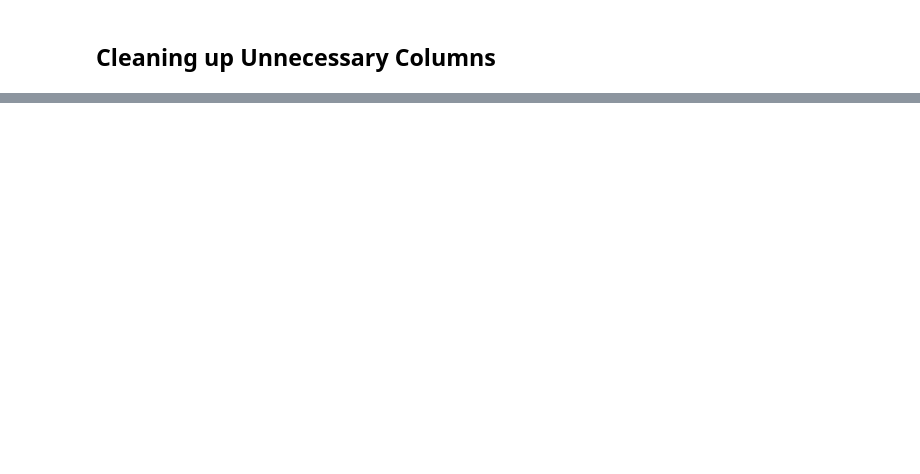
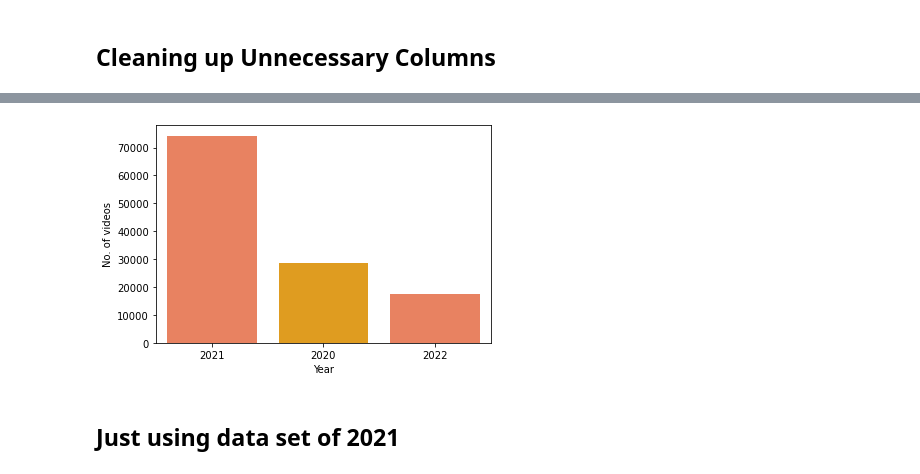
Before and after one commit to tKaiB/How-To-Survive, a Jupyter notebook: datacleaning.ipynb, the cells around one changed output, grey strips where cells are left out. Drawn from its saved outputs; the diff is of its cells as text; code cells hidden in the pictures; blank space fills up the shorter version.

```diff
--- a/datacleaning.ipynb
+++ b/datacleaning.ipynb
@@ -14,3 +17,5 @@ df.head()
 | 4 | VIUo6yapDbc | Ultimate DIY Home Movie Theater f... | 2020-08-11T15:10:05Z | UCDVPcEbVLQgLZX0Rt6jo34A | Mr. Kate | 26 | 2020-08-12T00:00:00Z | The LaBrant Family|DIY|Interior D... | ... |
 # %% [markdown]
 ## Cleaning up Unnecessary Columns
+# %%
+df = df.drop(['channelId', 'video_id','thumbnail_link'], axis=1)
@@ -16,0 +31,13 @@ df.head()
+# %%
+cdf = df["publishedAt"].apply(lambda x: '' + x[:4]).value_counts() \
+            .to_frame().reset_index() \
+            .rename(columns={"index": "year", "publishedAt": "No_of_videos"})
+
+fig, ax = plt.subplots()
+_ = sb.barplot(x="year", y="No_of_videos", data=cdf,
+                palette=sb.color_palette(['#ff764a', '#ffa600'], n_colors=7), ax=ax)
+_ = ax.set(xlabel="Year", ylabel="No. of videos")
+# %% [output]
+[figure, added]
+# %% [markdown]
+## Just using data set of 2021
```
Also changed, not shown: parts of 10 cells of this notebook.
